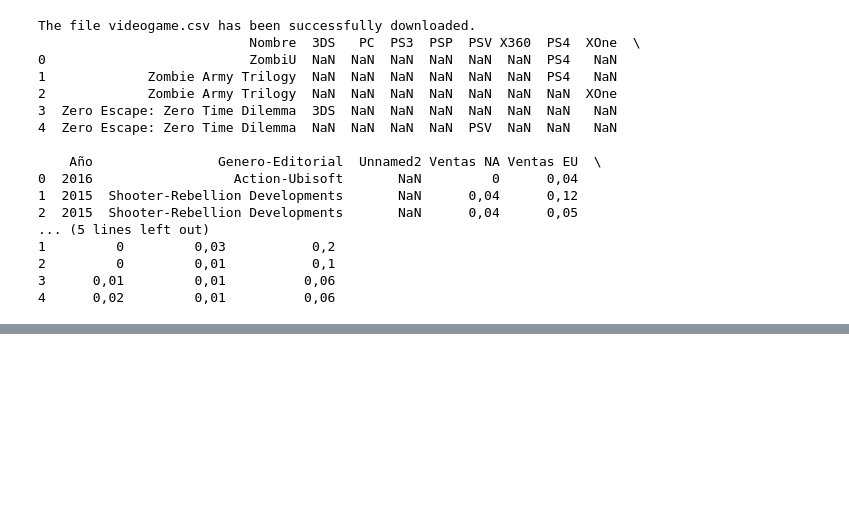
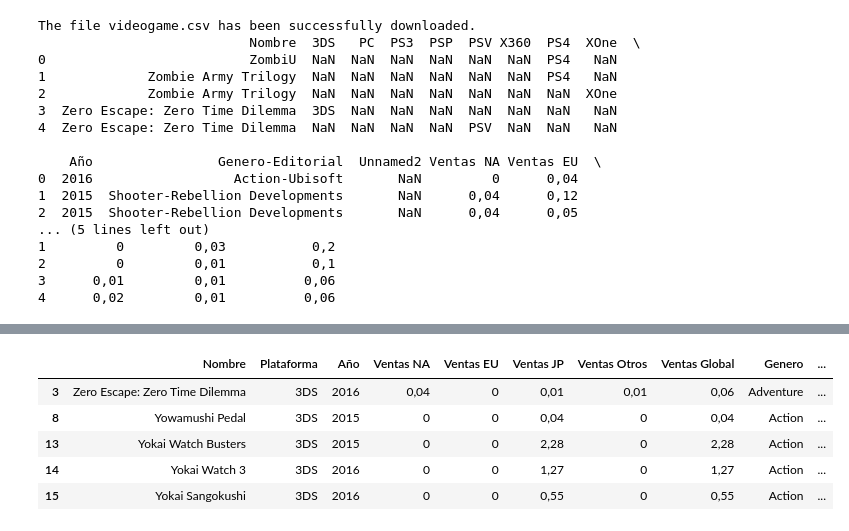
Before and after one commit to Rmella90/TDGlobant, a Jupyter notebook: Process.ipynb, the cells around one changed output, grey strips where cells are left out. Saved outputs shown, nothing was run; the diff lists cells and outputs as text; code cells hidden in the pictures; blank space fills up the shorter version.

```diff
--- a/Process.ipynb
+++ b/Process.ipynb
@@ -61,0 +190,12 @@ The file videogame.csv has been successfully downloaded.
+# %%
+#4 There is a concatenated column/ We separate it using right split, because there is a type of genre that uses a - on the left side.
+df2[['Genero', 'Editorial']] = df2['Genero-Editorial'].str.rsplit('-', n=1, expand=True)
+df2 = df2.drop('Genero-Editorial', axis=1)
+df2.head()
+# %% [output]
+|  | Nombre | Plataforma | Año | Ventas NA | Ventas EU | Ventas JP | Ventas Otros | Ventas Global | Genero | ... |
+| 3 | Zero Escape: Zero Time Dilemma | 3DS | 2016 | 0,04 | 0 | 0,01 | 0,01 | 0,06 | Adventure | ... |
+| 8 | Yowamushi Pedal | 3DS | 2015 | 0 | 0 | 0,04 | 0 | 0,04 | Action | ... |
+| 13 | Yokai Watch Busters | 3DS | 2015 | 0 | 0 | 2,28 | 0 | 2,28 | Action | ... |
+| 14 | Yokai Watch 3 | 3DS | 2016 | 0 | 0 | 1,27 | 0 | 1,27 | Action | ... |
+| 15 | Yokai Sangokushi | 3DS | 2016 | 0 | 0 | 0,55 | 0 | 0,55 | Action | ... |
```
Also changed, not shown: parts of 16 cells of this notebook, 1 other file.
